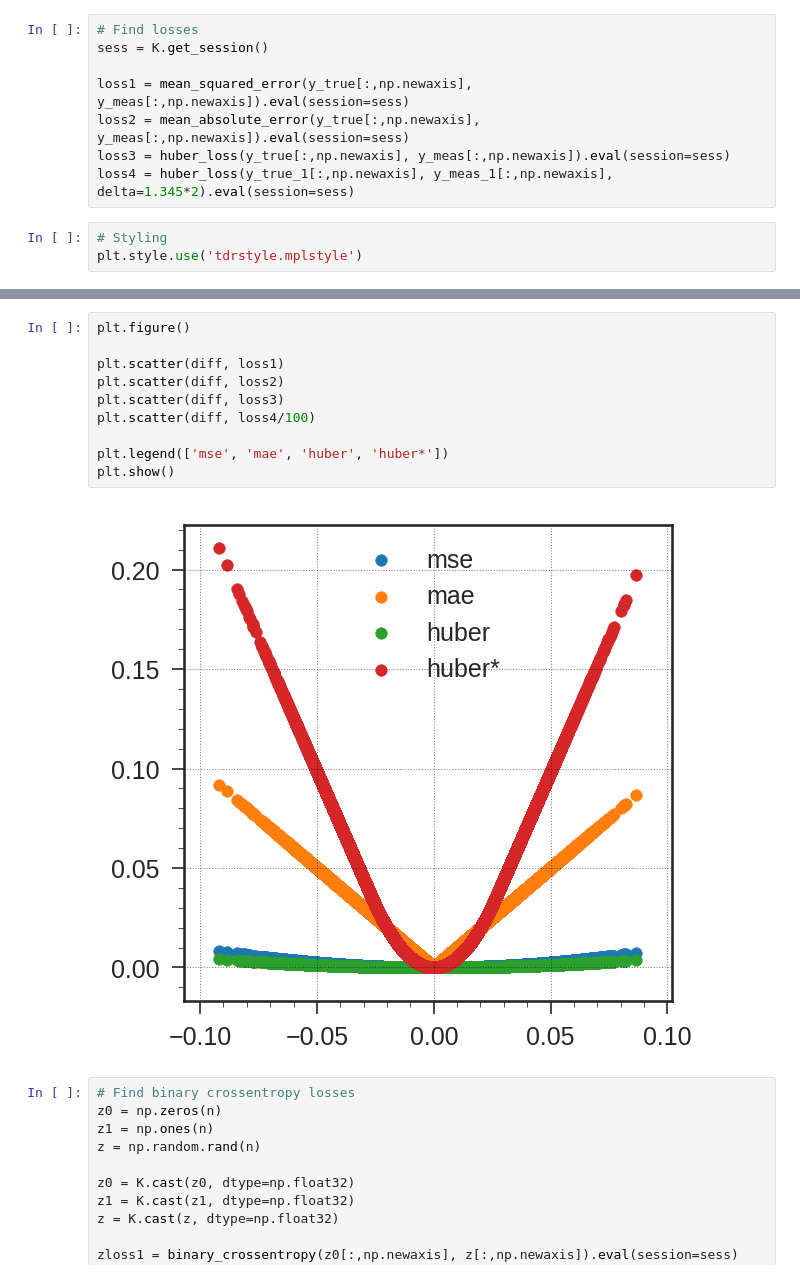
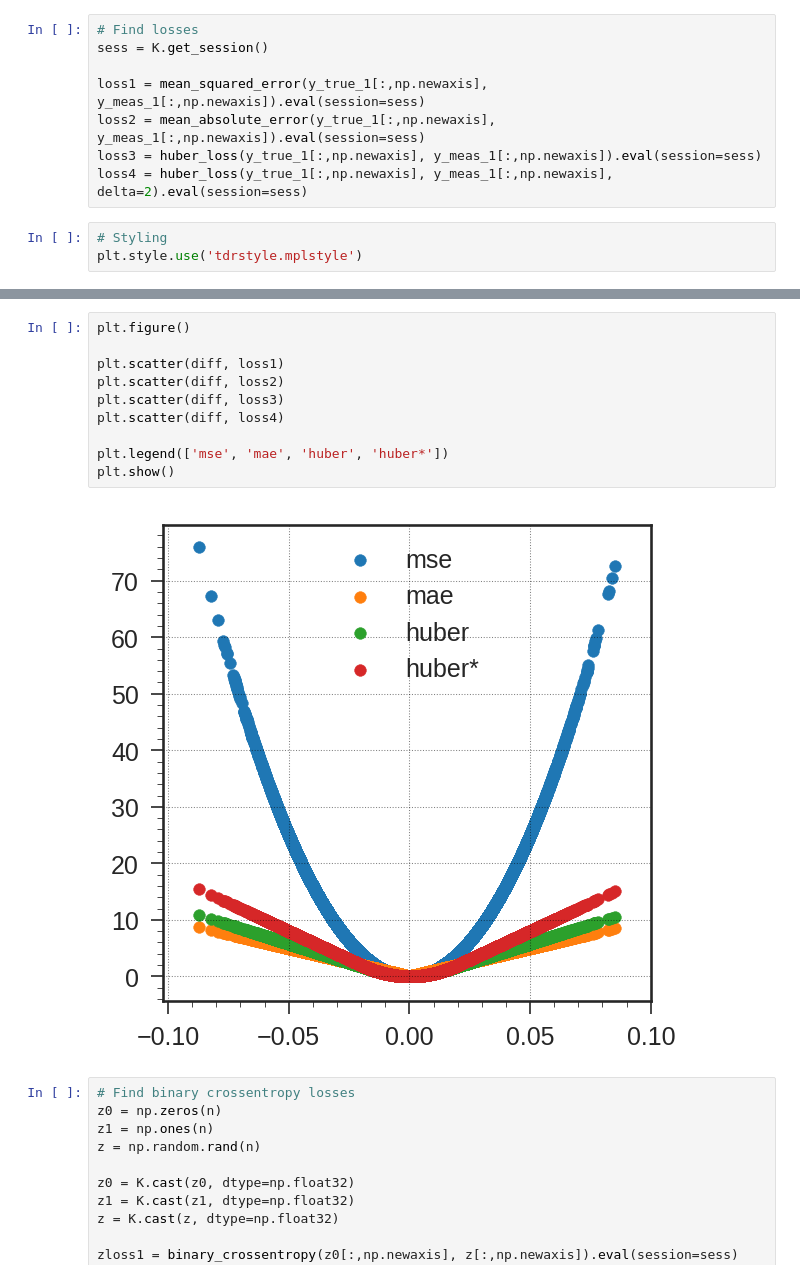
Before and after one commit to srosenzweig09/L1TMuonSimulationsMar2017, a Jupyter notebook: Analyzers/test8/losses.ipynb, the cells around one changed output, grey strips where cells are left out. Cells and saved outputs as stored; diff of their text form.

```diff
--- a/Analyzers/test8/losses.ipynb
+++ b/Analyzers/test8/losses.ipynb
@@ -58,10 +53,10 @@ print y_true.shape, y_meas.shape, y_true[:10], y_meas[:10]
 # Find losses
 sess = K.get_session()
 
-loss1 = mean_squared_error(y_true[:,np.newaxis], y_meas[:,np.newaxis]).eval(session=sess)
-loss2 = mean_absolute_error(y_true[:,np.newaxis], y_meas[:,np.newaxis]).eval(session=sess)
-loss3 = huber_loss(y_true[:,np.newaxis], y_meas[:,np.newaxis]).eval(session=sess)
-loss4 = huber_loss(y_true_1[:,np.newaxis], y_meas_1[:,np.newaxis], delta=1.345*2).eval(session=sess)
+loss1 = mean_squared_error(y_true_1[:,np.newaxis], y_meas_1[:,np.newaxis]).eval(session=sess)
+loss2 = mean_absolute_error(y_true_1[:,np.newaxis], y_meas_1[:,np.newaxis]).eval(session=sess)
+loss3 = huber_loss(y_true_1[:,np.newaxis], y_meas_1[:,np.newaxis]).eval(session=sess)
+loss4 = huber_loss(y_true_1[:,np.newaxis], y_meas_1[:,np.newaxis], delta=2).eval(session=sess)
 # %%
 # Styling
 plt.style.use('tdrstyle.mplstyle')
@@ -110,15 +103,15 @@ gaus fit (a, mu, sig): [1.25602929e+04 7.23040729e-05 2.00032144e-02]
 # %%
 plt.figure()
 
 plt.scatter(diff, loss1)
 plt.scatter(diff, loss2)
 plt.scatter(diff, loss3)
-plt.scatter(diff, loss4/100)
+plt.scatter(diff, loss4)
 
 plt.legend(['mse', 'mae', 'huber', 'huber*'])
 plt.show()
 # %% [output]
-[figure, old version]
+[figure, new version]
 # %%
 # Find binary crossentropy losses
 z0 = np.zeros(n)
```
Also changed, not shown: parts of 26 cells of this notebook.
